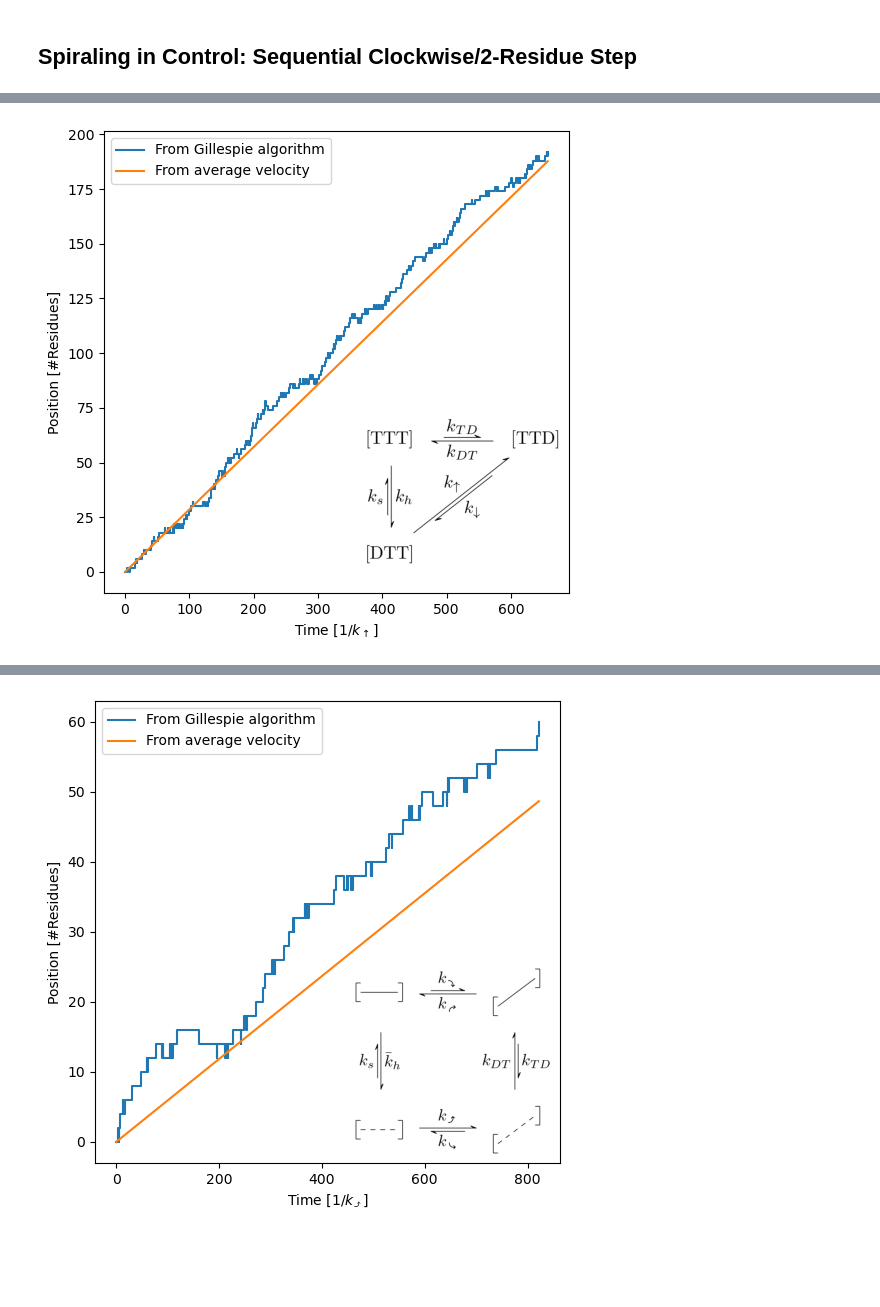
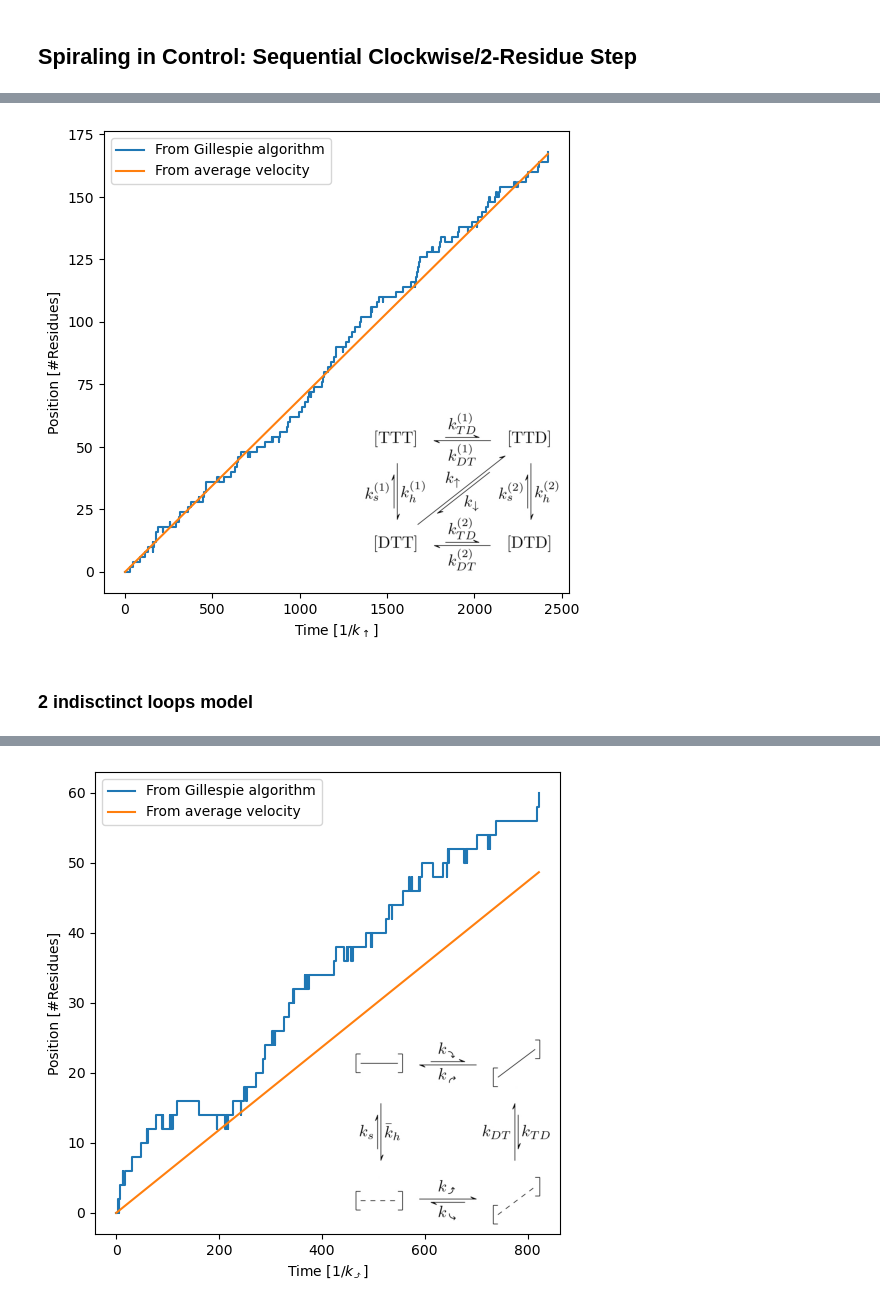
Before and after one commit to antmaier/Projet-de-Master, a Jupyter notebook: UnderstandingGillespieAlgorithm.ipynb, the cells around one changed output, grey strips where cells are left out. Cells and saved outputs as stored; diff of their text form; code cells hidden in the pictures; blank space fills up the shorter version.

```diff
--- a/UnderstandingGillespieAlgorithm.ipynb
+++ b/UnderstandingGillespieAlgorithm.ipynb
@@ -418 +458,13 @@ p_TTD /= normalization_factor
+# %%
+positions = SC_2RS_2_distinct_loops.gillespie(positions=True)
+fig, ax = SC_2RS_2_distinct_loops.plot_position_evolution(
+    positions,
+    r"$1/k_\uparrow$",
+    kinetic_scheme_image_path="SC_2RS_4_states_kinetic_scheme.jpg"
+    )
+plt.show()
+# %% [output]
+[figure, added]
+# %% [markdown]
+### 2 indisctinct loops model
 # %%
@@ -437,10 +511,0 @@ SC_2RS_3_states = DynamicalProcess(kinetic_scheme, ("DTT", "TTD"), 2)
-# %%
-positions = SC_2RS_3_states.gillespie(positions=True)
-fig, ax = SC_2RS_3_states.plot_position_evolution(
-    positions,
-    r"$1/k_\uparrow$",
-    kinetic_scheme_image_path="SC_2RS_kinetic_scheme.jpg"
-    )
-plt.show()
-# %% [output]
-[figure, removed]
```
Also changed, not shown: parts of 20 cells of this notebook.
